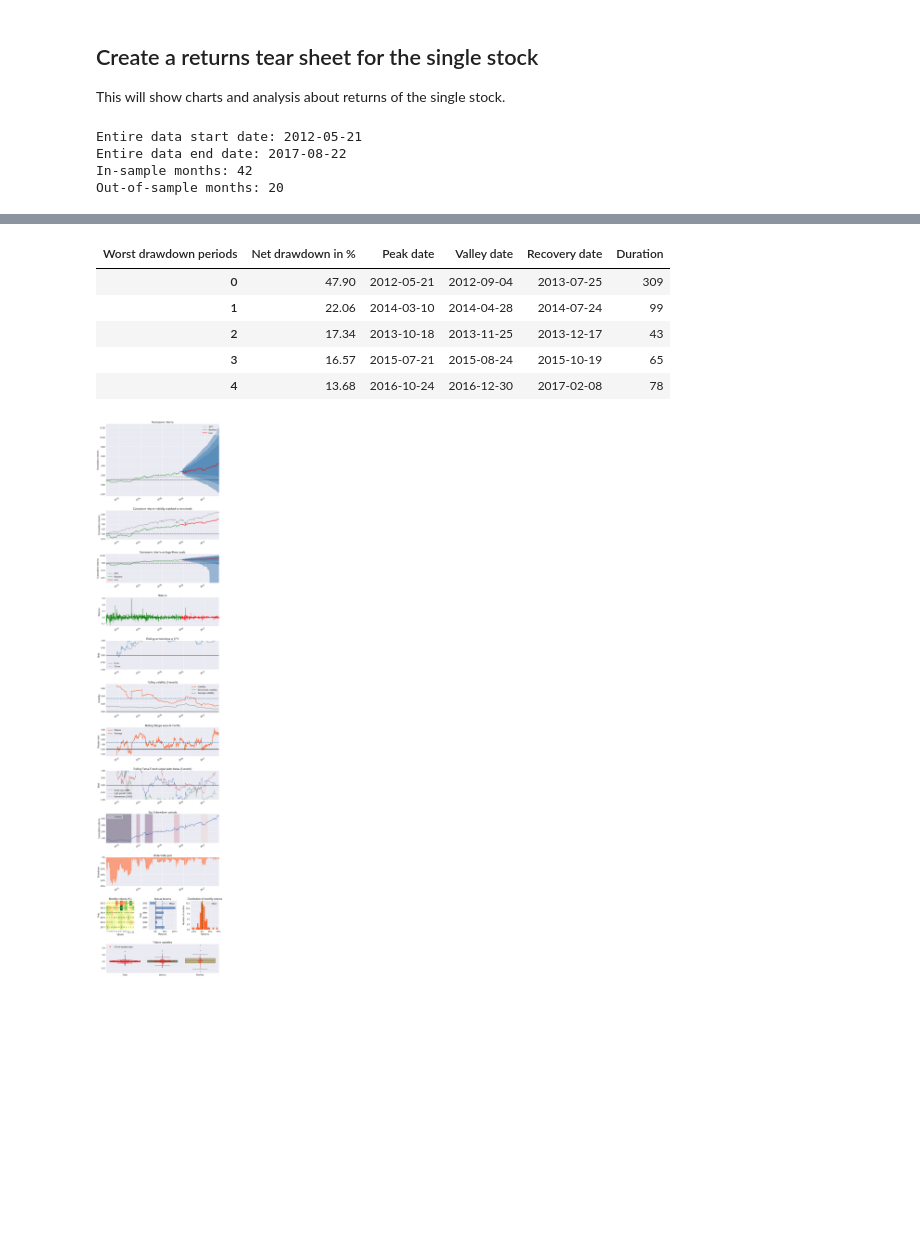
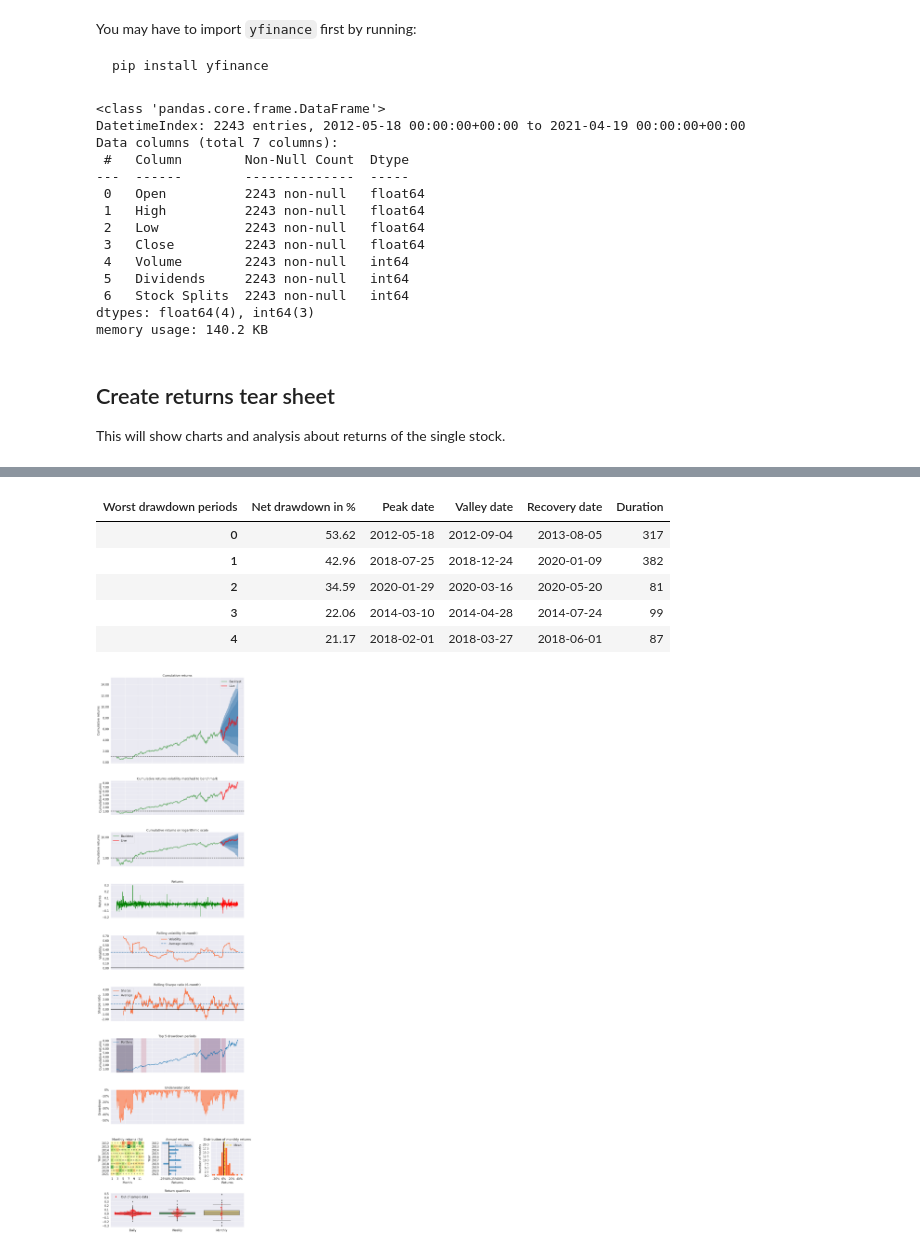
Before and after one commit to quantopian/pyfolio, a Jupyter notebook: pyfolio/examples/single_stock_example.ipynb, the cells around one changed output, grey strips where cells are left out. Drawn from its saved outputs; the diff is of its cells as text; code cells hidden in the pictures; blank space fills up the shorter version.

````diff
--- a/pyfolio/examples/single_stock_example.ipynb
+++ b/pyfolio/examples/single_stock_example.ipynb
@@ -18,10 +19,34 @@ stock_rets = pf.utils.get_symbol_rets('FB')
+# %% [markdown]
+You may have to import `yfinance` first by running:
+```bash
+pip install yfinance
+```
+# %%
+fb = yf.Ticker('FB')
+history = fb.history('max')
+history.index = history.index.tz_localize('utc')
+# %%
+history.info()
+# %% [output]
+<class 'pandas.core.frame.DataFrame'>
+DatetimeIndex: 2243 entries, 2012-05-18 00:00:00+00:00 to 2021-04-19 00:00:00+00:00
+Data columns (total 7 columns):
+ #   Column        Non-Null Count  Dtype
+---  ------        --------------  -----
+ 0   Open          2243 non-null   float64
+ 1   High          2243 non-null   float64
+ 2   Low           2243 non-null   float64
+ 3   Close         2243 non-null   float64
+ 4   Volume        2243 non-null   int64
+ 5   Dividends     2243 non-null   int64
+ 6   Stock Splits  2243 non-null   int64
+dtypes: float64(4), int64(3)
+memory usage: 140.2 KB
+# %%
+returns = history.Close.pct_change()
 # %% [markdown]
-## Create a returns tear sheet for the single stock
+## Create returns tear sheet
 This will show charts and analysis about returns of the single stock.
 # %%
-pf.create_returns_tear_sheet(stock_rets, live_start_date='2015-12-1')
+pf.create_returns_tear_sheet(returns, live_start_date='2020-1-1')
 # %% [output]
-Entire data start date: 2012-05-21
-Entire data end date: 2017-08-22
-In-sample months: 42
-Out-of-sample months: 20
@@ -44,7 +71,7 @@ Out-of-sample months: 20
 | Worst drawdown periods | Net drawdown in % | Peak date | Valley date | Recovery date | Duration |
-| 0 | 47.90 | 2012-05-21 | 2012-09-04 | 2013-07-25 | 309 |
-| 1 | 22.06 | 2014-03-10 | 2014-04-28 | 2014-07-24 | 99 |
-| 2 | 17.34 | 2013-10-18 | 2013-11-25 | 2013-12-17 | 43 |
-| 3 | 16.57 | 2015-07-21 | 2015-08-24 | 2015-10-19 | 65 |
-| 4 | 13.68 | 2016-10-24 | 2016-12-30 | 2017-02-08 | 78 |
+| 0 | 53.62 | 2012-05-18 | 2012-09-04 | 2013-08-05 | 317 |
+| 1 | 42.96 | 2018-07-25 | 2018-12-24 | 2020-01-09 | 382 |
+| 2 | 34.59 | 2020-01-29 | 2020-03-16 | 2020-05-20 | 81 |
+| 3 | 22.06 | 2014-03-10 | 2014-04-28 | 2014-07-24 | 99 |
+| 4 | 21.17 | 2018-02-01 | 2018-03-27 | 2018-06-01 | 87 |
-[figure, old version]
+[figure, new version]
````
Also changed, not shown: parts of 10 cells of this notebook, 9 other files.
